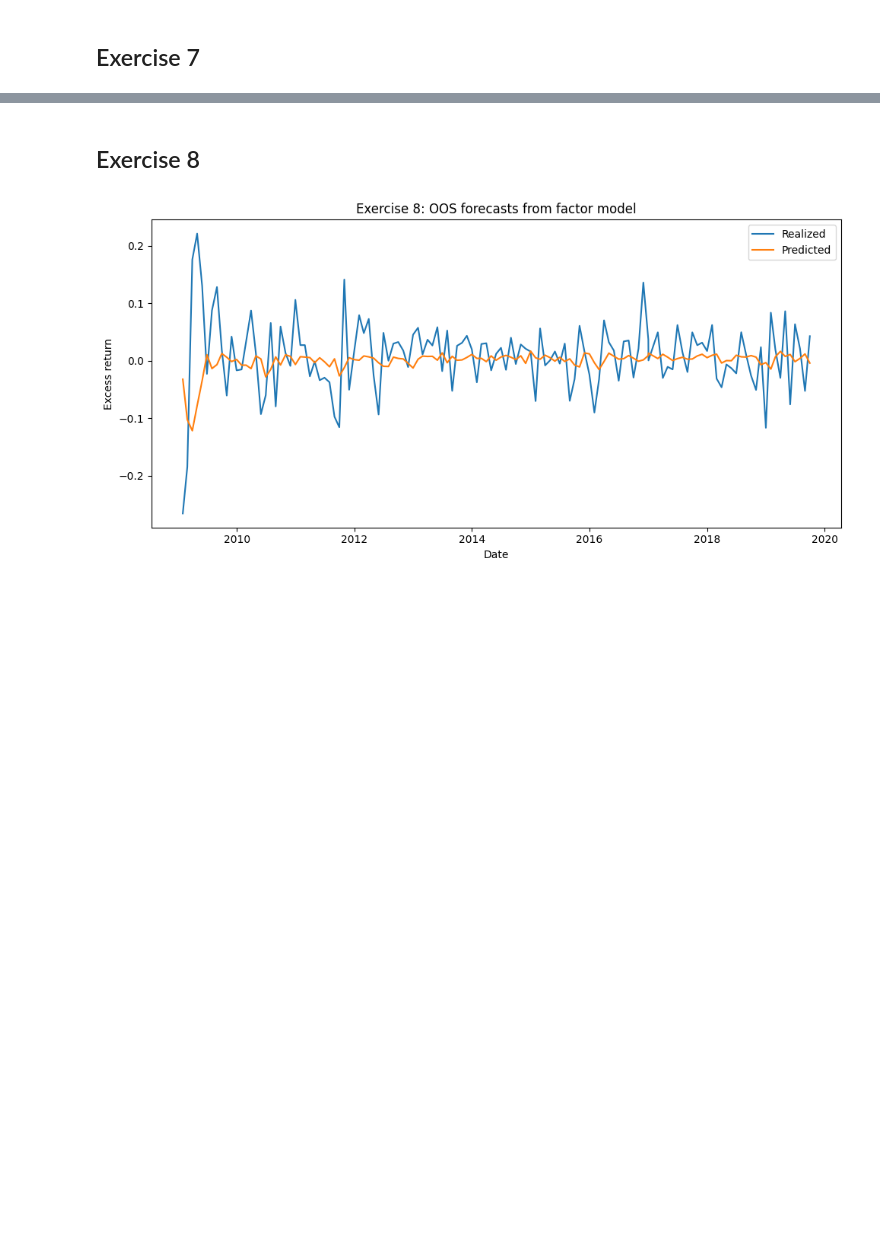
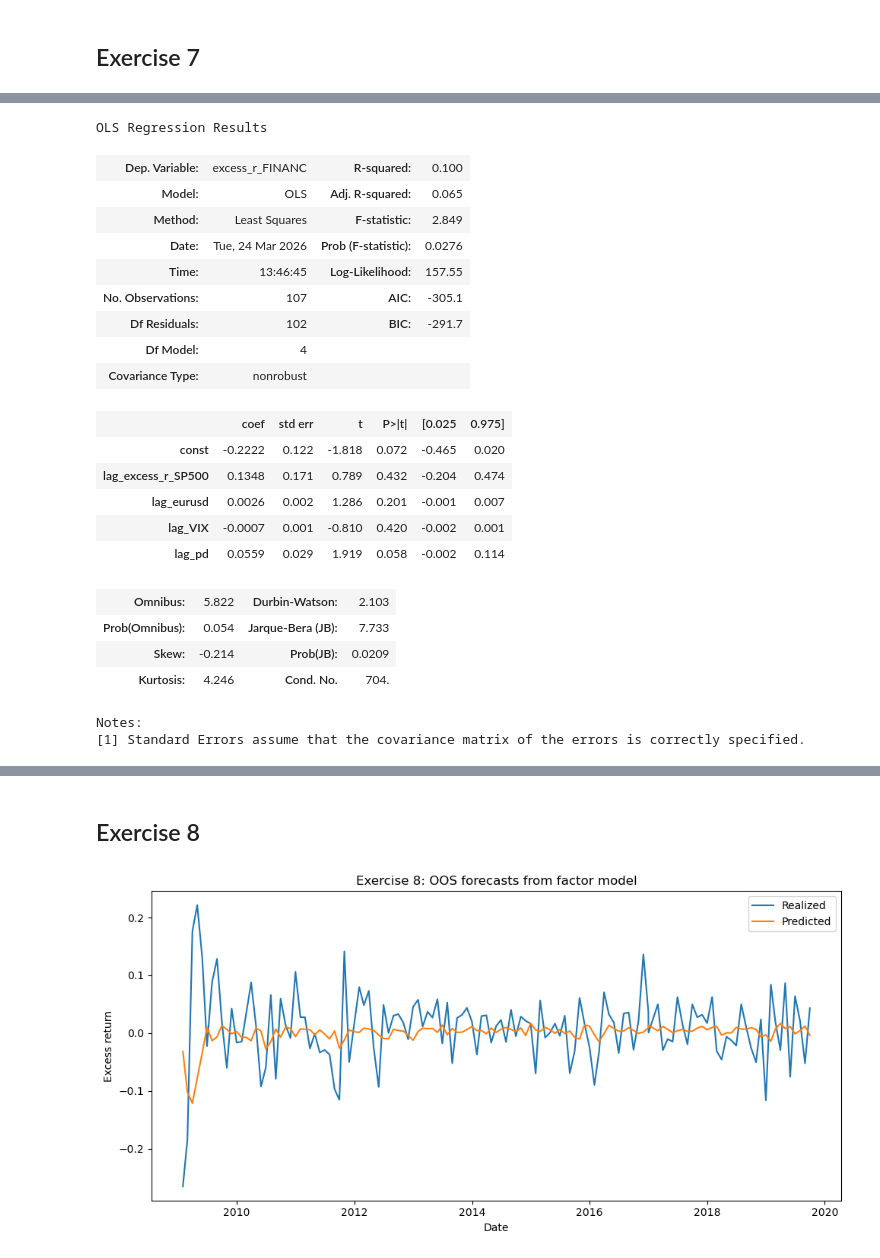
Before and after one commit to cyrilgabriele/FinancialEconometrics, a Jupyter notebook: homeworks/homework03/homework03.ipynb, the cells around one changed output, grey strips where cells are left out. Drawn from its saved outputs; the diff is of its cells as text; code cells hidden in the pictures; blank space fills up the shorter version.

```diff
--- a/homeworks/homework03/homework03.ipynb
+++ b/homeworks/homework03/homework03.ipynb
@@ -198,2 +264,27 @@ ex_7_results
+# %%
+ex_7_results["model"].summary()
+# %% [output]
+OLS Regression Results
+| Dep. Variable: | excess_r_FINANC | R-squared: | 0.100 |
+| Model: | OLS | Adj. R-squared: | 0.065 |
+| Method: | Least Squares | F-statistic: | 2.849 |
+| Date: | Tue, 24 Mar 2026 | Prob (F-statistic): | 0.0276 |
+| Time: | 13:46:45 | Log-Likelihood: | 157.55 |
+| No. Observations: | 107 | AIC: | -305.1 |
+| Df Residuals: | 102 | BIC: | -291.7 |
+| Df Model: | 4 |  |  |
+| Covariance Type: | nonrobust |  |  |
+|  | coef | std err | t | P>|t| | [0.025 | 0.975] |
+| const | -0.2222 | 0.122 | -1.818 | 0.072 | -0.465 | 0.020 |
+| lag_excess_r_SP500 | 0.1348 | 0.171 | 0.789 | 0.432 | -0.204 | 0.474 |
+| lag_eurusd | 0.0026 | 0.002 | 1.286 | 0.201 | -0.001 | 0.007 |
+| lag_VIX | -0.0007 | 0.001 | -0.810 | 0.420 | -0.002 | 0.001 |
+| lag_pd | 0.0559 | 0.029 | 1.919 | 0.058 | -0.002 | 0.114 |
+| Omnibus: | 5.822 | Durbin-Watson: | 2.103 |
+| Prob(Omnibus): | 0.054 | Jarque-Bera (JB): | 7.733 |
+| Skew: | -0.214 | Prob(JB): | 0.0209 |
+| Kurtosis: | 4.246 | Cond. No. | 704. |
+Notes:
+[1] Standard Errors assume that the covariance matrix of the errors is correctly specified.
 # %% [markdown]
 ### Interpretation Exercise 7
```
Also changed, not shown: parts of 19 cells of this notebook, 2 other files.
